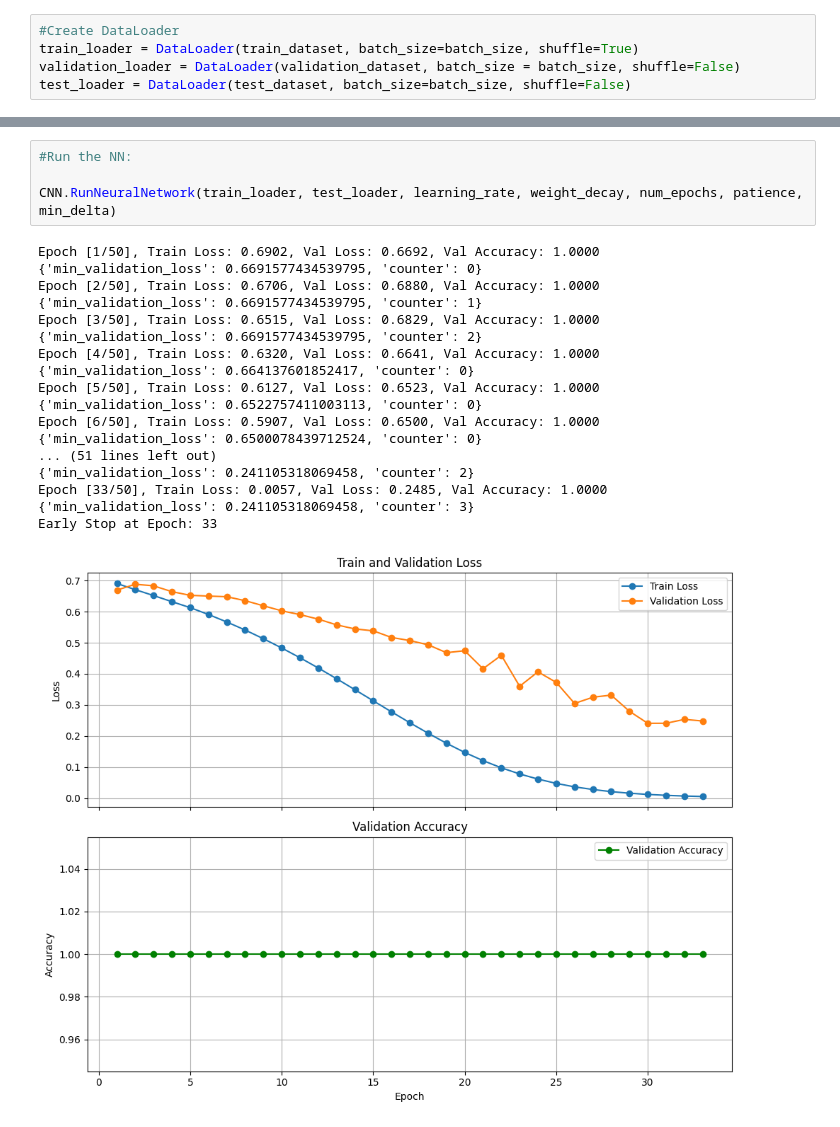
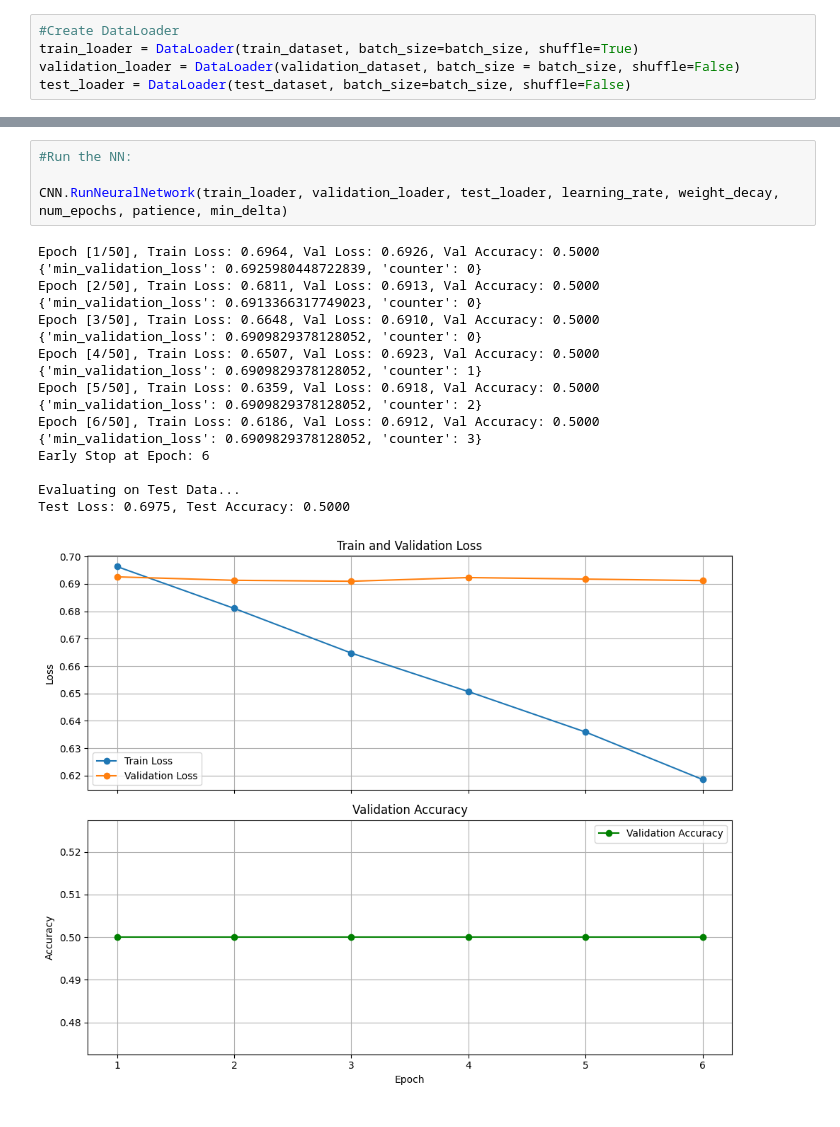
Before and after one commit to marcdugu/ML_CosmicStrings_project, a Jupyter notebook: CNN/CNN.ipynb, the cells around one changed output, grey strips where cells are left out. Cells and saved outputs as stored; diff of their text form.

```diff
--- a/CNN/CNN.ipynb
+++ b/CNN/CNN.ipynb
@@ -70,23 +70,22 @@ Flatten: torch.Size([1, 8192])
 # %%
 #Run the NN:
 
-CNN.RunNeuralNetwork(train_loader, test_loader, learning_rate, weight_decay, num_epochs, patience, min_delta)
+CNN.RunNeuralNetwork(train_loader, validation_loader, test_loader, learning_rate, weight_decay, num_epochs, patience, min_delta)
 # %% [output]
-Epoch [1/50], Train Loss: 0.6902, Val Loss: 0.6692, Val Accuracy: 1.0000
-{'min_validation_loss': 0.6691577434539795, 'counter': 0}
-Epoch [2/50], Train Loss: 0.6706, Val Loss: 0.6880, Val Accuracy: 1.0000
-{'min_validation_loss': 0.6691577434539795, 'counter': 1}
-Epoch [3/50], Train Loss: 0.6515, Val Loss: 0.6829, Val Accuracy: 1.0000
-{'min_validation_loss': 0.6691577434539795, 'counter': 2}
-Epoch [4/50], Train Loss: 0.6320, Val Loss: 0.6641, Val Accuracy: 1.0000
-{'min_validation_loss': 0.664137601852417, 'counter': 0}
-Epoch [5/50], Train Loss: 0.6127, Val Loss: 0.6523, Val Accuracy: 1.0000
-{'min_validation_loss': 0.6522757411003113, 'counter': 0}
-Epoch [6/50], Train Loss: 0.5907, Val Loss: 0.6500, Val Accuracy: 1.0000
-{'min_validation_loss': 0.6500078439712524, 'counter': 0}
-... (51 lines left out)
-{'min_validation_loss': 0.241105318069458, 'counter': 2}
-Epoch [33/50], Train Loss: 0.0057, Val Loss: 0.2485, Val Accuracy: 1.0000
-{'min_validation_loss': 0.241105318069458, 'counter': 3}
-Early Stop at Epoch: 33
+Epoch [1/50], Train Loss: 0.6964, Val Loss: 0.6926, Val Accuracy: 0.5000
+{'min_validation_loss': 0.6925980448722839, 'counter': 0}
+Epoch [2/50], Train Loss: 0.6811, Val Loss: 0.6913, Val Accuracy: 0.5000
+{'min_validation_loss': 0.6913366317749023, 'counter': 0}
+Epoch [3/50], Train Loss: 0.6648, Val Loss: 0.6910, Val Accuracy: 0.5000
+{'min_validation_loss': 0.6909829378128052, 'counter': 0}
+Epoch [4/50], Train Loss: 0.6507, Val Loss: 0.6923, Val Accuracy: 0.5000
+{'min_validation_loss': 0.6909829378128052, 'counter': 1}
+Epoch [5/50], Train Loss: 0.6359, Val Loss: 0.6918, Val Accuracy: 0.5000
+{'min_validation_loss': 0.6909829378128052, 'counter': 2}
+Epoch [6/50], Train Loss: 0.6186, Val Loss: 0.6912, Val Accuracy: 0.5000
+{'min_validation_loss': 0.6909829378128052, 'counter': 3}
+Early Stop at Epoch: 6
+
+Evaluating on Test Data...
+Test Loss: 0.6975, Test Accuracy: 0.5000
-[figure, old version]
+[figure, new version]
```
Also changed, not shown: 2 other files.
